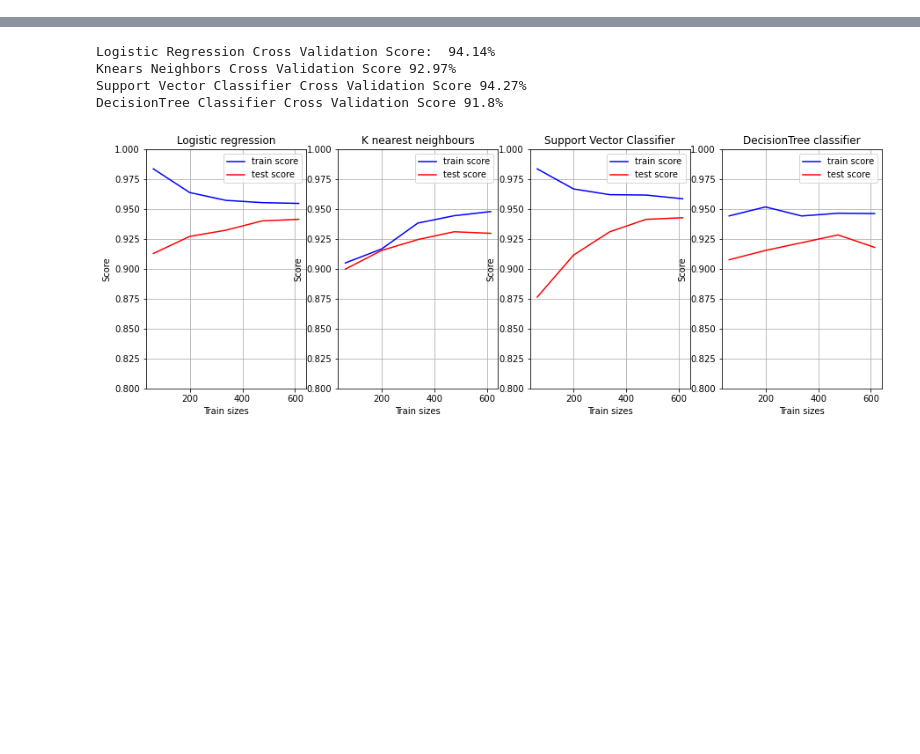
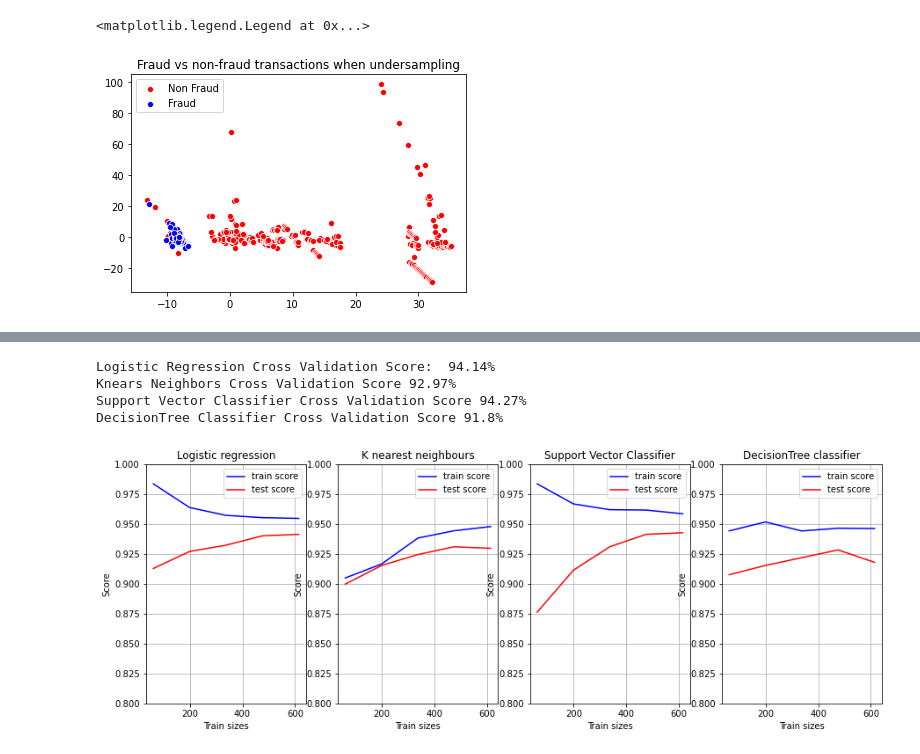
Before and after one commit to Houster/Class-Credit-card-fraud, a Jupyter notebook: Kaggle- Credit card practice.ipynb, the cells around one changed output, grey strips where cells are left out. Saved outputs shown, nothing was run; the diff lists cells and outputs as text; code cells hidden in the pictures; blank space fills up the shorter version.

```diff
--- a/Kaggle- Credit card practice.ipynb
+++ b/Kaggle- Credit card practice.ipynb
@@ -50,3 +105,8 @@ df["scaled_time"]=scaler.fit_transform(df["Time"].values.reshape(-1,1))
 df["scaled_amount"]=scaler.fit_transform(df["Amount"].values.reshape(-1,1))
 # %%
 df.drop(["Time","Amount"],axis=1,inplace=True)
+# %%
+target=df.drop("Class",axis=1)
+target=pd.DataFrame(scaler.fit_transform(target),columns=target.columns)
+target=pd.concat([target,df["Class"]],axis=1)
+target
@@ -52,0 +127,18 @@ df.drop(["Time","Amount"],axis=1,inplace=True)
+# %%
+from imblearn.under_sampling import RandomUnderSampler
+from collections import Counter
+y=target["Class"]
+X=target.drop("Class",axis=1)
+rus = RandomUnderSampler(random_state=42)
+X_res, y_res = rus.fit_resample(X, y)
+
+mask=y_res==0
+pca=PCA(n_components=2)
+plot_points=pca.fit_transform(X_res)
+sns.scatterplot(x=plot_points[~mask,0],y=plot_points[~mask,1],color="r")
+sns.scatterplot(x=plot_points[mask,0],y=plot_points[mask,1],color="b")
+plt.title("Fraud vs non-fraud transactions when undersampling")
+plt.legend(["Non Fraud","Fraud"])
+# %% [output]
+<matplotlib.legend.Legend at 0x...>
+[figure, added]
```
Also changed, not shown: parts of 39 cells of this notebook.
